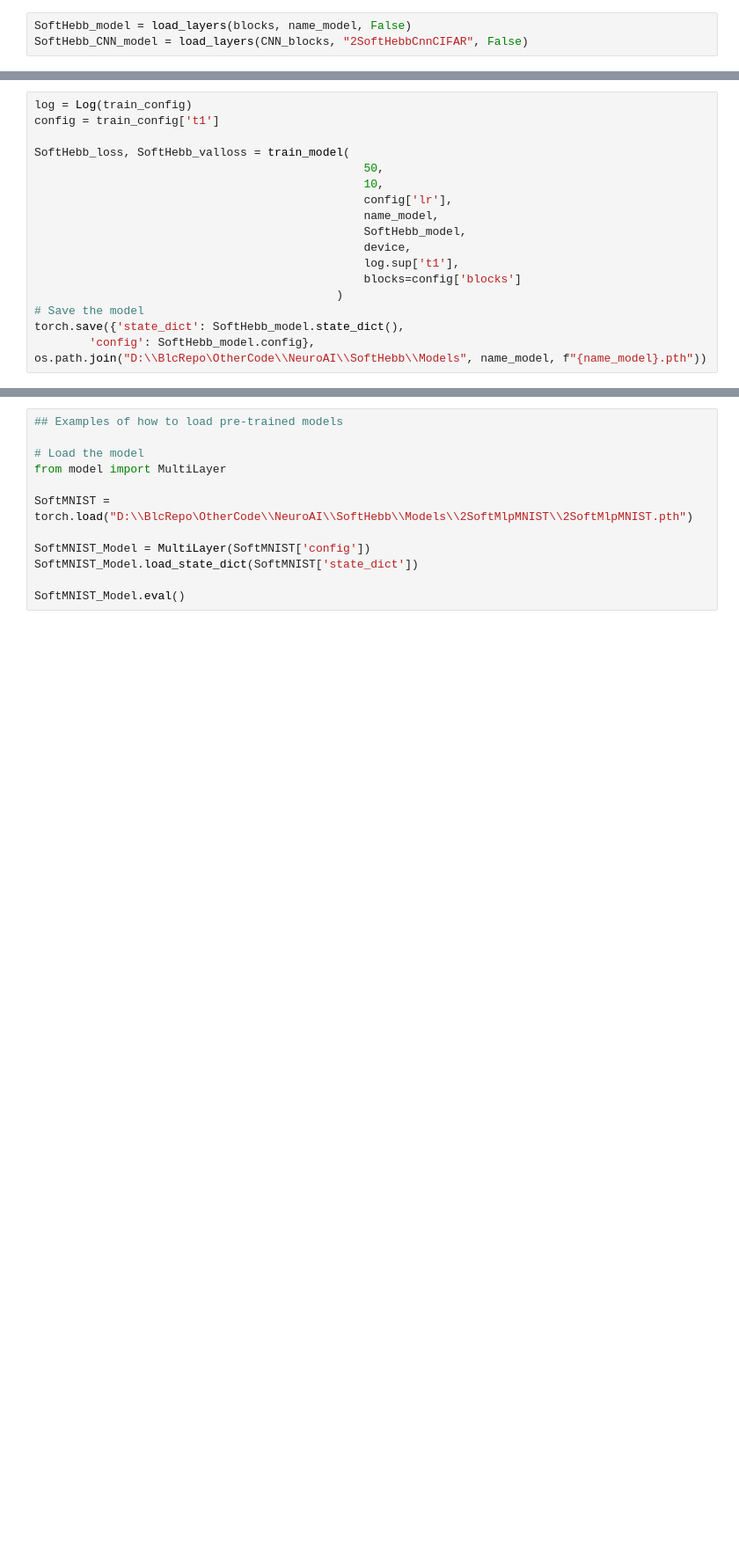
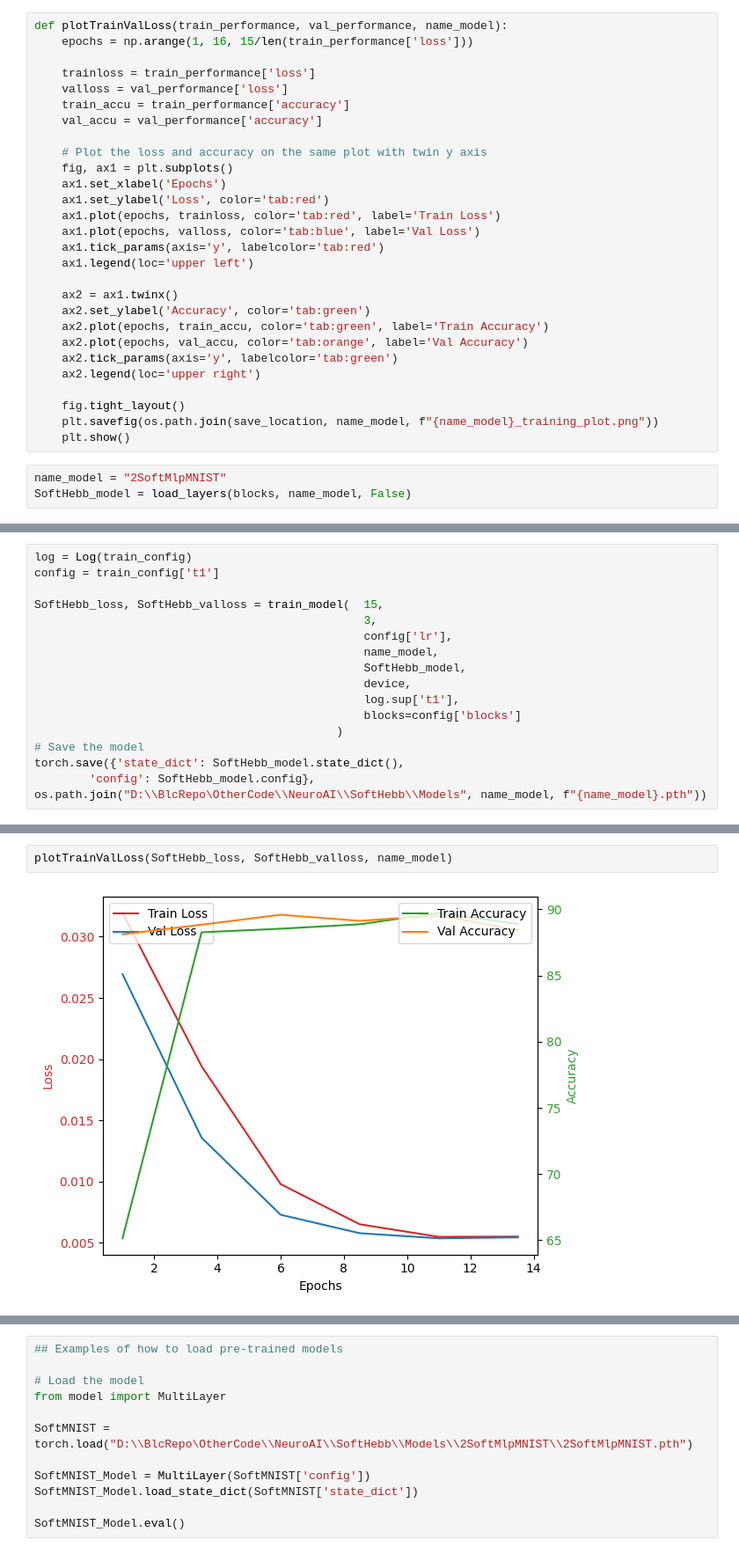
Before and after one commit to ArthurSSS9966/SoftHebb, a Jupyter notebook: NMA_Project.ipynb, the cells around one changed output, grey strips where cells are left out. Shown at 88% size. Cells and saved outputs as stored; diff of their text form; blank space fills up the shorter version.

```diff
--- a/NMA_Project.ipynb
+++ b/NMA_Project.ipynb
@@ -56,6 +95,34 @@ range = 0.12371791482634838
+# %%
+def plotTrainValLoss(train_performance, val_performance, name_model):
+    epochs = np.arange(1, 16, 15/len(train_performance['loss']))
+
+    trainloss = train_performance['loss']
+    valloss = val_performance['loss']
+    train_accu = train_performance['accuracy']
+    val_accu = val_performance['accuracy']
+
+    # Plot the loss and accuracy on the same plot with twin y axis
+    fig, ax1 = plt.subplots()
+    ax1.set_xlabel('Epochs')
+    ax1.set_ylabel('Loss', color='tab:red')
+    ax1.plot(epochs, trainloss, color='tab:red', label='Train Loss')
+    ax1.plot(epochs, valloss, color='tab:blue', label='Val Loss')
+    ax1.tick_params(axis='y', labelcolor='tab:red')
+    ax1.legend(loc='upper left')
+
+    ax2 = ax1.twinx()
+    ax2.set_ylabel('Accuracy', color='tab:green')
+    ax2.plot(epochs, train_accu, color='tab:green', label='Train Accuracy')
+    ax2.plot(epochs, val_accu, color='tab:orange', label='Val Accuracy')
+    ax2.tick_params(axis='y', labelcolor='tab:green')
+    ax2.legend(loc='upper right')
+
+    fig.tight_layout()
+    plt.savefig(os.path.join(save_location, name_model, f"{name_model}_training_plot.png"))
+    plt.show()
 # %%
+name_model = "2SoftMlpMNIST"
 SoftHebb_model = load_layers(blocks, name_model, False)
-SoftHebb_CNN_model = load_layers(CNN_blocks, "2SoftHebbCnnCIFAR", False)
 # %% [output]
  Model 2SoftMlpMNIST not found
 
@@ -125,9 +139,8 @@ def train_model(
 log = Log(train_config)
 config = train_config['t1']
 
-SoftHebb_loss, SoftHebb_valloss = train_model(
-                                                50,
-                                                10,
+SoftHebb_loss, SoftHebb_valloss = train_model(  15,
+                                                3,
                                                 config['lr'],
                                                 name_model,
                                                 SoftHebb_model,
@@ -146,3 +162,7 @@ KeyboardInterrupt:
+# %%
+plotTrainValLoss(SoftHebb_loss, SoftHebb_valloss, name_model)
+# %% [output]
+[figure, added]
 # %%
 criterion = nn.CrossEntropyLoss()
 loss_test, acc_test = evaluate_sup(SoftHebb_model, criterion, test_loader, device)
```
Also changed, not shown: parts of 11 cells of this notebook, 1 other file.
